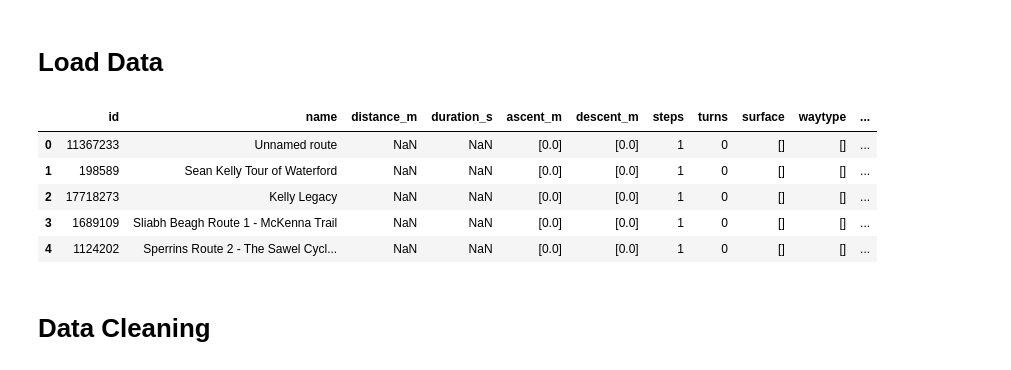
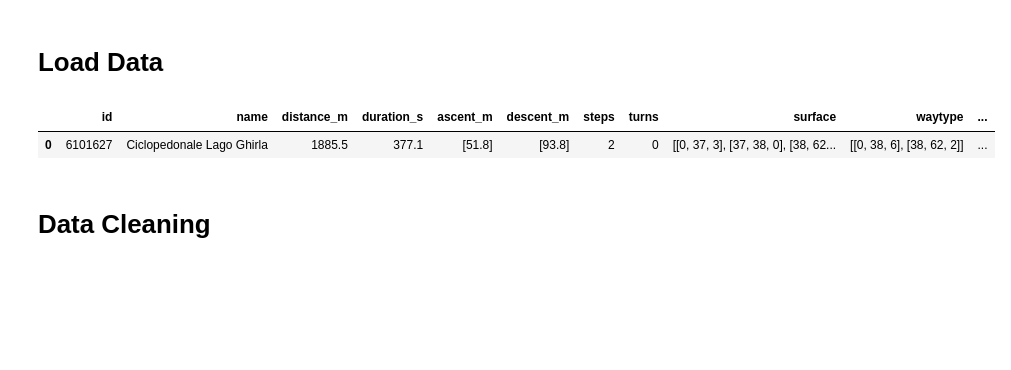
Before and after one commit to Eugle3/cycle_more, a Jupyter notebook: Notebooks/Data Processing/2).Data_processing_ Rob_day1.ipynb, the cells around one changed output. Saved outputs shown, nothing was run; the diff lists cells and outputs as text; code cells hidden in the pictures; blank space fills up the shorter version.

```diff
--- a/Notebooks/Data_processing_ Rob_day1.ipynb
+++ b/Notebooks/Data Processing/2).Data_processing_ Rob_day1.ipynb
@@ -3,16 +3,12 @@
 # %%
 import pandas as pd
 # %%
-df = pd.read_csv("UK_All_Routes_Combined.csv")
+df = pd.read_csv("All_Routes_Combined.csv")
 # %%
-df.head()
+df.head(1)
 # %% [output]
 |  | id | name | distance_m | duration_s | ascent_m | descent_m | steps | turns | surface | waytype | ... |
-| 0 | 11367233 | Unnamed route | NaN | NaN | [0.0] | [0.0] | 1 | 0 | [] | [] | ... |
-| 1 | 198589 | Sean Kelly Tour of Waterford | NaN | NaN | [0.0] | [0.0] | 1 | 0 | [] | [] | ... |
-| 2 | 17718273 | Kelly Legacy | NaN | NaN | [0.0] | [0.0] | 1 | 0 | [] | [] | ... |
-| 3 | 1689109 | Sliabh Beagh Route 1 - McKenna Trail | NaN | NaN | [0.0] | [0.0] | 1 | 0 | [] | [] | ... |
-| 4 | 1124202 | Sperrins Route 2 - The Sawel Cycl... | NaN | NaN | [0.0] | [0.0] | 1 | 0 | [] | [] | ... |
+| 0 | 6101627 | Ciclopedonale Lago Ghirla | 1885.5 | 377.1 | [51.8] | [93.8] | 2 | 0 | [[0, 37, 3], [37, 38, 0], [38, 62... | [[0, 38, 6], [38, 62, 2]] | ... |
 # %% [markdown]
 # Data Cleaning
 # %% [markdown]
```
Also changed, not shown: parts of 9 cells of this notebook, 9 other files.
